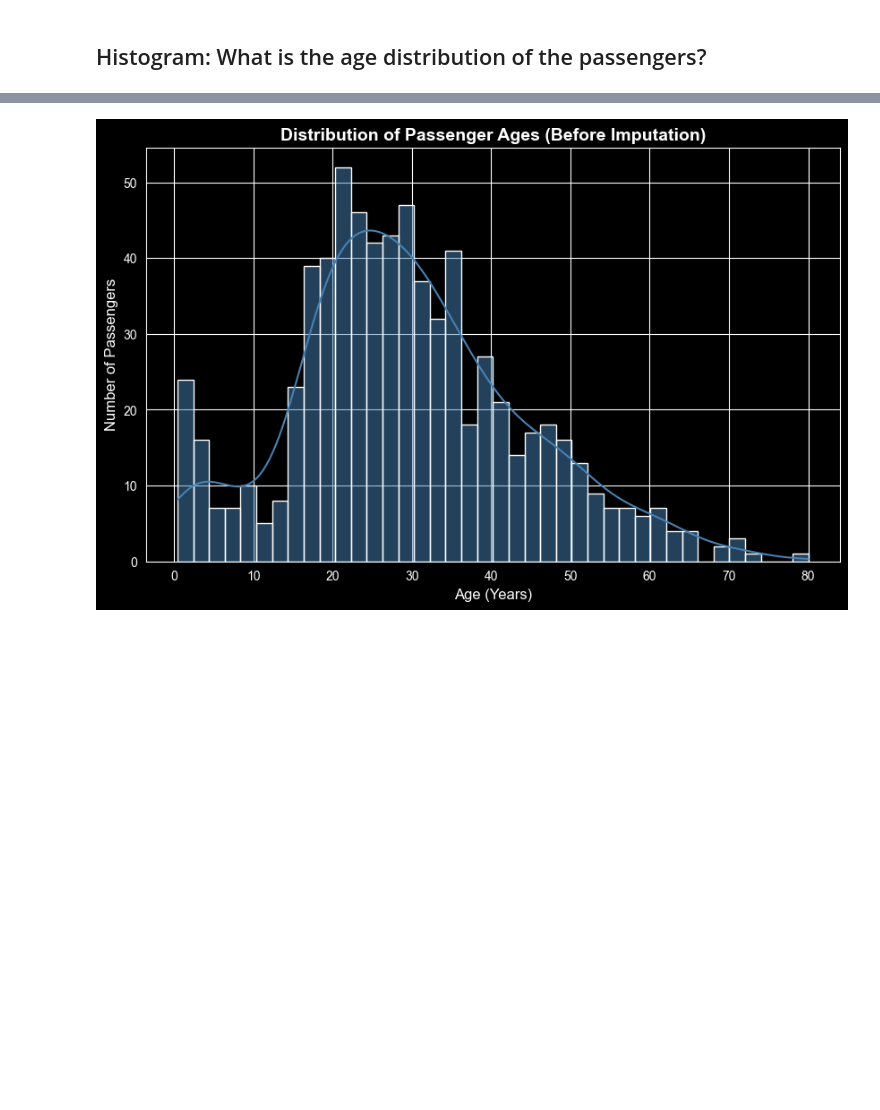
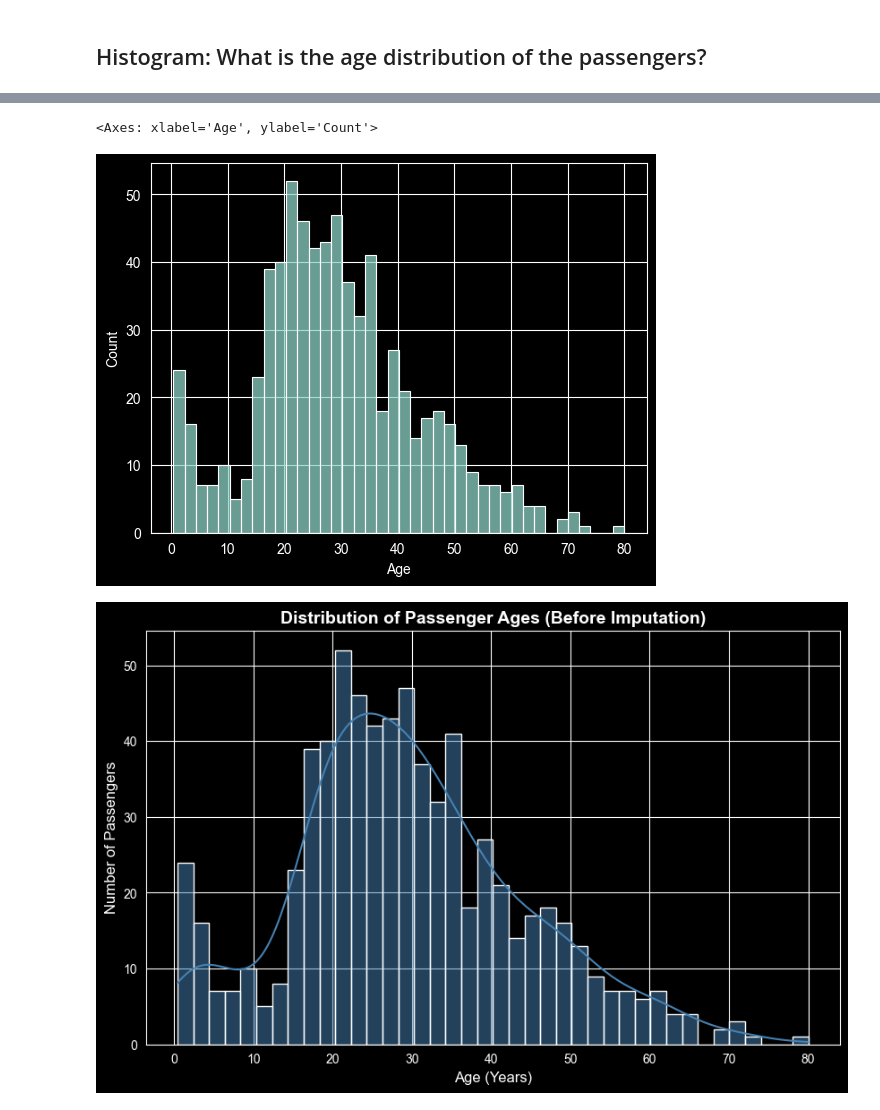
Before and after one commit to neslihancesurr/python-labs, a Jupyter notebook: PyLab 3 - Plotting.ipynb, the cells around one changed output, grey strips where cells are left out. Saved outputs shown, nothing was run; the diff lists cells and outputs as text; code cells hidden in the pictures; blank space fills up the shorter version.

```diff
--- a/PyLab 3 - Plotting.ipynb
+++ b/PyLab 3 - Plotting.ipynb
@@ -64,3 +69,8 @@ Index(['PassengerId', 'Survived', 'Pclass', 'Name', 'Sex', 'Age', 'SibSp',
+# %%
+sns.histplot(df['Age'], bins=40)
+# %% [output]
+<Axes: xlabel='Age', ylabel='Count'>
+[figure, added]
 # %%
 # 1. Set up the matplotlib figure size
 plt.figure(figsize=(10, 6))
```
Also changed, not shown: parts of 9 cells of this notebook, 10 other files.
